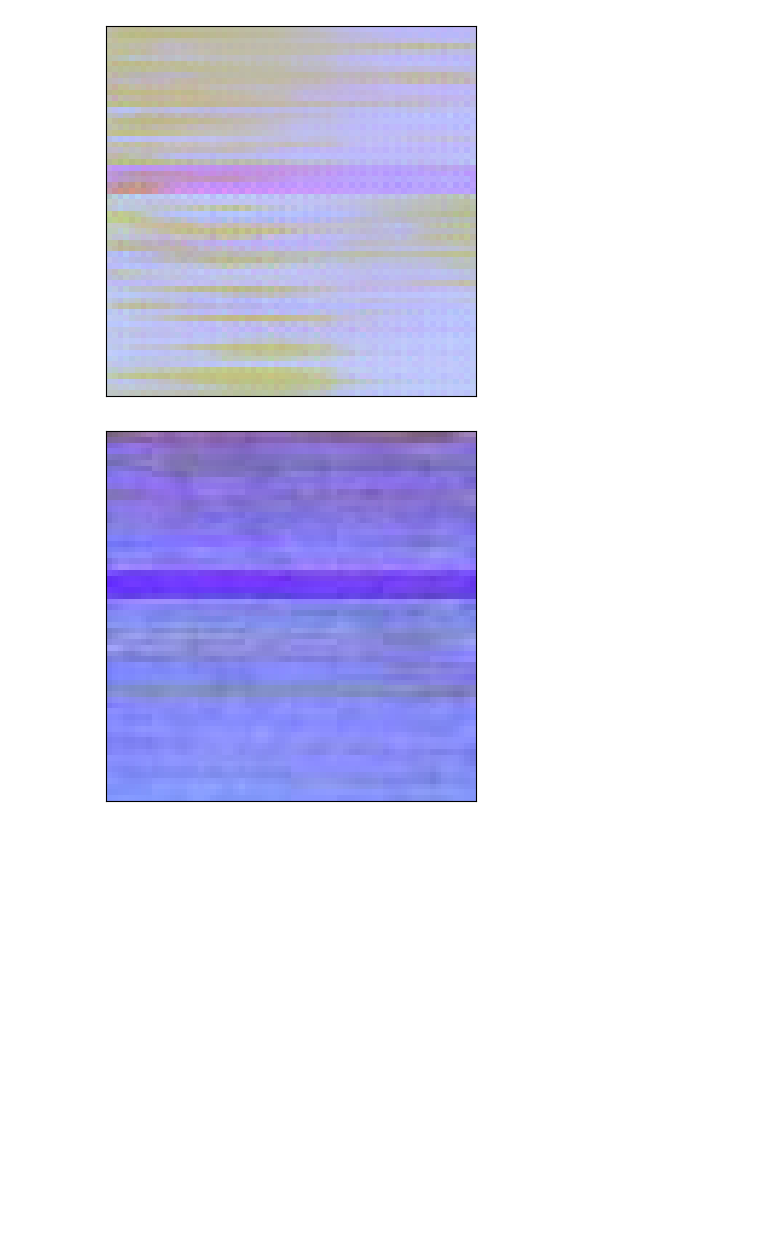
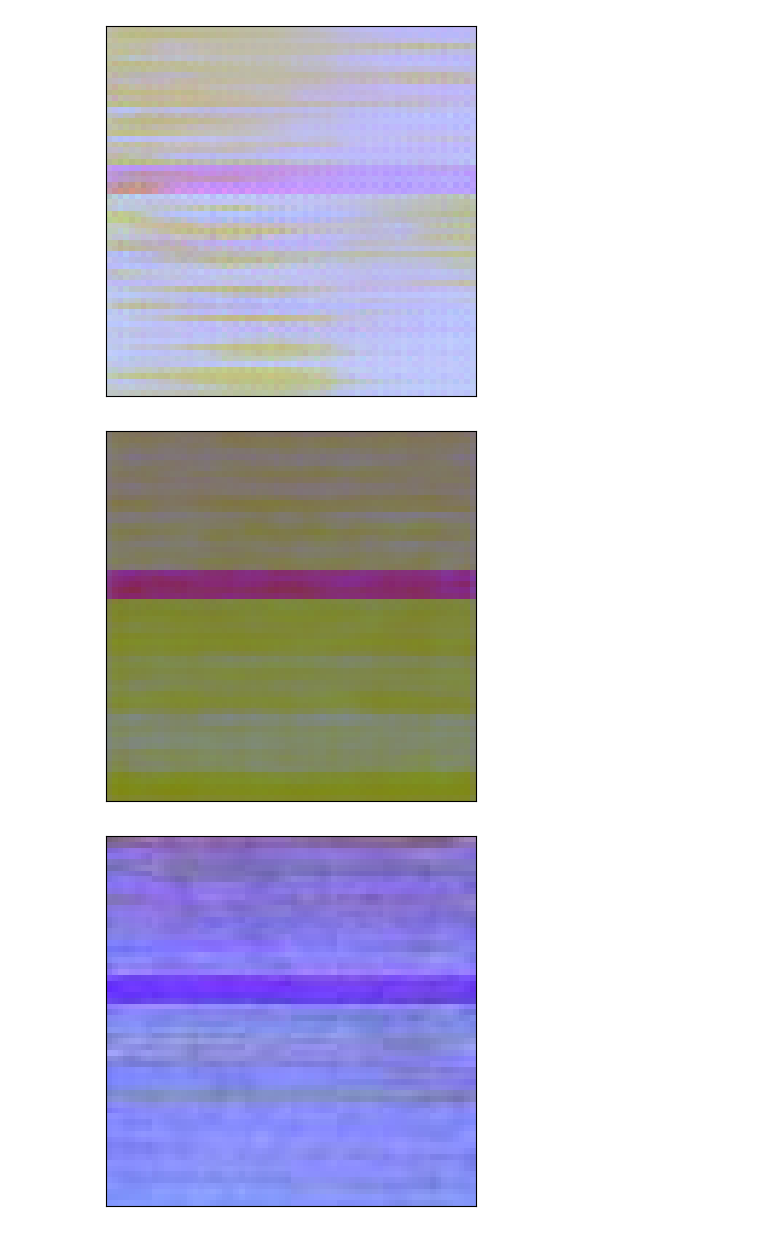
Before and after one commit to andreianmatos/temporal_spaces_texture_gen, a Jupyter notebook: results_comparison.ipynb, the cells around one changed output. Saved outputs shown, nothing was run; the diff lists cells and outputs as text; code cells hidden in the pictures; blank space fills up the shorter version.

```diff
--- a/results_comparison.ipynb
+++ b/results_comparison.ipynb
@@ -83,4 +85,10 @@ image_path = '/content/datasets/3_DCGAN/DCGAN/image_7.png'
 display_image(image_path)
 # %% [output]
 [figure]
+# %%
+# CVAE example
+image_path = '/content/datasets/4_CVAE/CVAE/image_4.png'
+display_image(image_path)
+# %% [output]
+[figure, added]
 # %%
```
Also changed, not shown: parts of 3 cells of this notebook.
